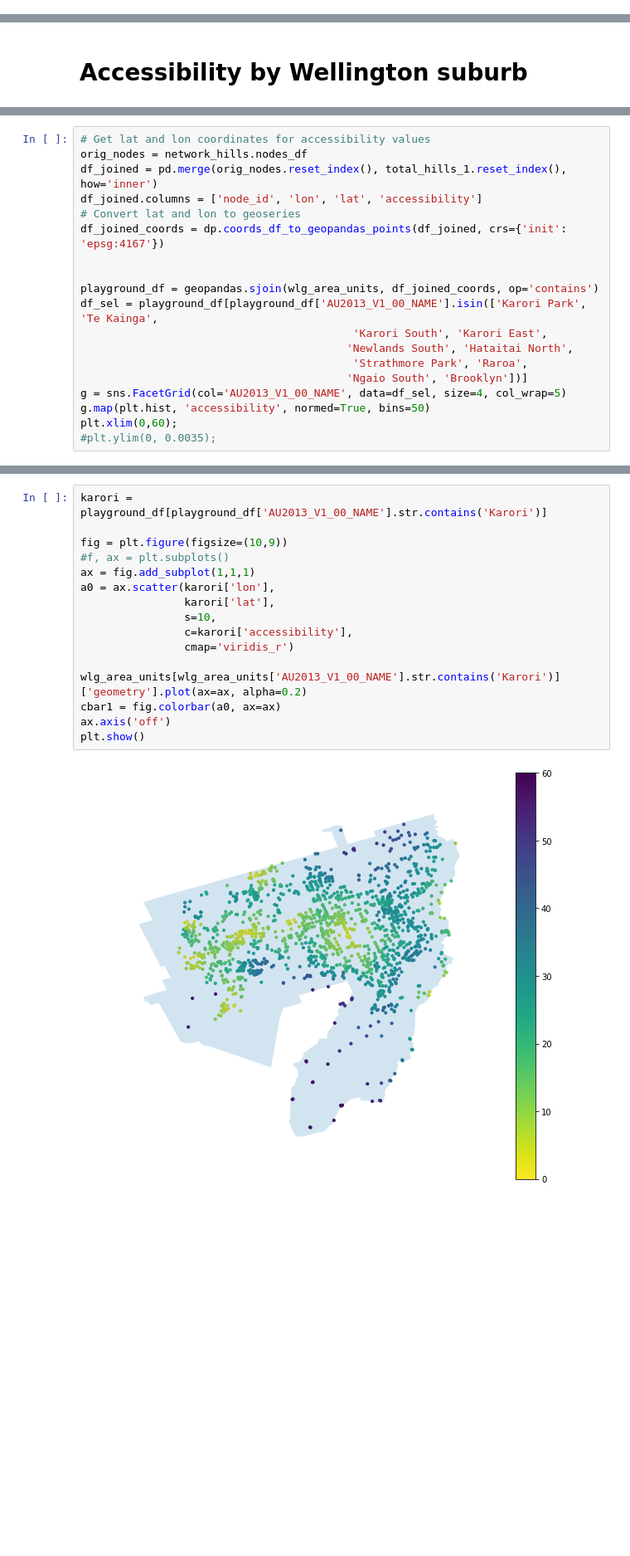
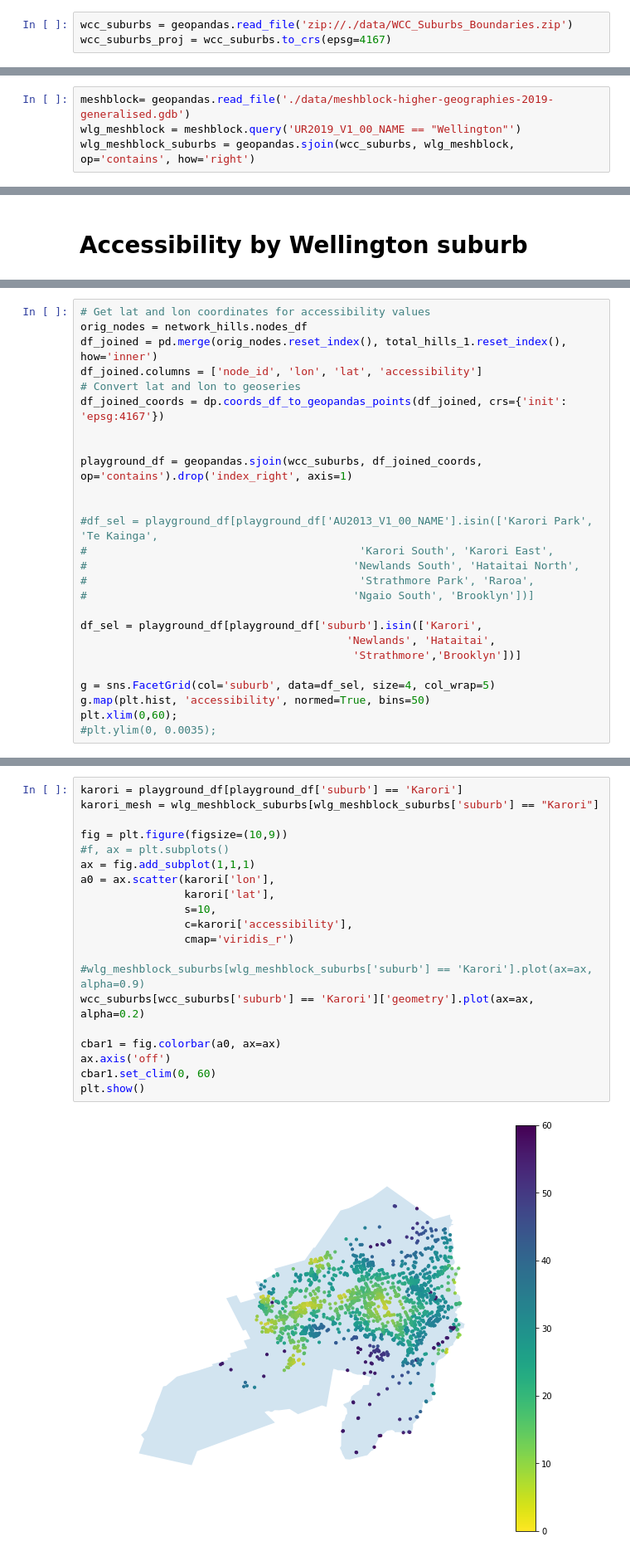
Before and after one commit to shriv/accessibility-series, a Jupyter notebook: Visualising accessibility by suburb.ipynb, the cells around one changed output, grey strips where cells are left out. Shown: that part at 83% size. Saved outputs shown, nothing was run; the diff lists cells and outputs as text; blank space fills up the shorter version.

```diff
--- a/Visualising accessibility by suburb.ipynb
+++ b/Visualising accessibility by suburb.ipynb
@@ -104 +95,4 @@ wlg_area_units = wlg_area_units.to_crs(epsg=4167)
+# %%
+wcc_suburbs = geopandas.read_file('zip://./data/WCC_Suburbs_Boundaries.zip')
+wcc_suburbs_proj = wcc_suburbs.to_crs(epsg=4167)
 # %%
@@ -121,0 +110,4 @@ wlg_area_units[wlg_area_units['AU2013_V1_00_NAME'].str.contains('Karori')].plot(
+# %%
+meshblock= geopandas.read_file('./data/meshblock-higher-geographies-2019-generalised.gdb')
+wlg_meshblock = meshblock.query('UR2019_V1_00_NAME == "Wellington"')
+wlg_meshblock_suburbs = geopandas.sjoin(wcc_suburbs, wlg_meshblock, op='contains', how='right')
@@ -305,13 +298,20 @@ df_joined.columns = ['node_id', 'lon', 'lat', 'accessibility']
 df_joined_coords = dp.coords_df_to_geopandas_points(df_joined, crs={'init': 'epsg:4167'})
 
 
-playground_df = geopandas.sjoin(wlg_area_units, df_joined_coords, op='contains')
-df_sel = playground_df[playground_df['AU2013_V1_00_NAME'].isin(['Karori Park', 'Te Kainga',
-                                          'Karori South', 'Karori East',
-                                         'Newlands South', 'Hataitai North',
-                                          'Strathmore Park', 'Raroa',
-                                         'Ngaio South', 'Brooklyn'])]
-g = sns.FacetGrid(col='AU2013_V1_00_NAME', data=df_sel, size=4, col_wrap=5)
+playground_df = geopandas.sjoin(wcc_suburbs, df_joined_coords, op='contains').drop('index_right', axis=1)
+
+
+#df_sel = playground_df[playground_df['AU2013_V1_00_NAME'].isin(['Karori Park', 'Te Kainga',
+#                                          'Karori South', 'Karori East',
+#                                         'Newlands South', 'Hataitai North',
+#                                          'Strathmore Park', 'Raroa',
+#                                         'Ngaio South', 'Brooklyn'])]
+
+df_sel = playground_df[playground_df['suburb'].isin(['Karori',
+                                         'Newlands', 'Hataitai',
+                                          'Strathmore','Brooklyn'])]
+
+g = sns.FacetGrid(col='suburb', data=df_sel, size=4, col_wrap=5)
 g.map(plt.hist, 'accessibility', normed=True, bins=50)
 plt.xlim(0,60);
 #plt.ylim(0, 0.0035);
@@ -348,19 +322,23 @@ network_hills.nodes_df = orig_nodes
 # %%
-karori = playground_df[playground_df['AU2013_V1_00_NAME'].str.contains('Karori')]
+karori = playground_df[playground_df['suburb'] == 'Karori']
+karori_mesh = wlg_meshblock_suburbs[wlg_meshblock_suburbs['suburb'] == "Karori"]
 
 fig = plt.figure(figsize=(10,9))
 #f, ax = plt.subplots()
 ax = fig.add_subplot(1,1,1)
 a0 = ax.scatter(karori['lon'],
                 karori['lat'],
                 s=10,
                 c=karori['accessibility'],
                 cmap='viridis_r')
 
-wlg_area_units[wlg_area_units['AU2013_V1_00_NAME'].str.contains('Karori')]['geometry'].plot(ax=ax, alpha=0.2)
+#wlg_meshblock_suburbs[wlg_meshblock_suburbs['suburb'] == 'Karori'].plot(ax=ax, alpha=0.9)
+wcc_suburbs[wcc_suburbs['suburb'] == 'Karori']['geometry'].plot(ax=ax, alpha=0.2)
+
 cbar1 = fig.colorbar(a0, ax=ax)
 ax.axis('off')
+cbar1.set_clim(0, 60)
 plt.show()
 # %% [output]
-[figure, old version]
+[figure, new version]
 # %%
```
Also changed, not shown: parts of 23 cells of this notebook.
